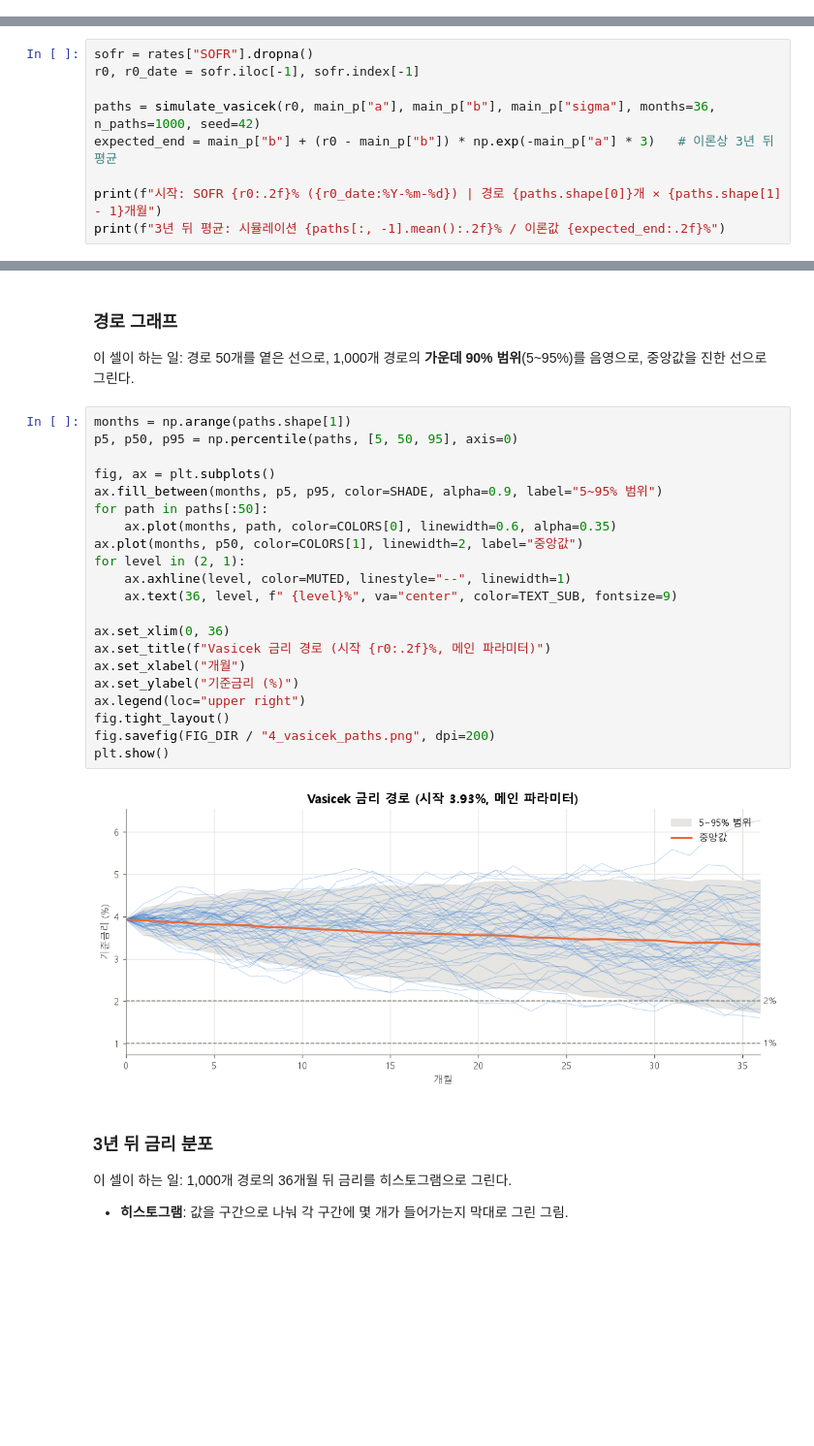
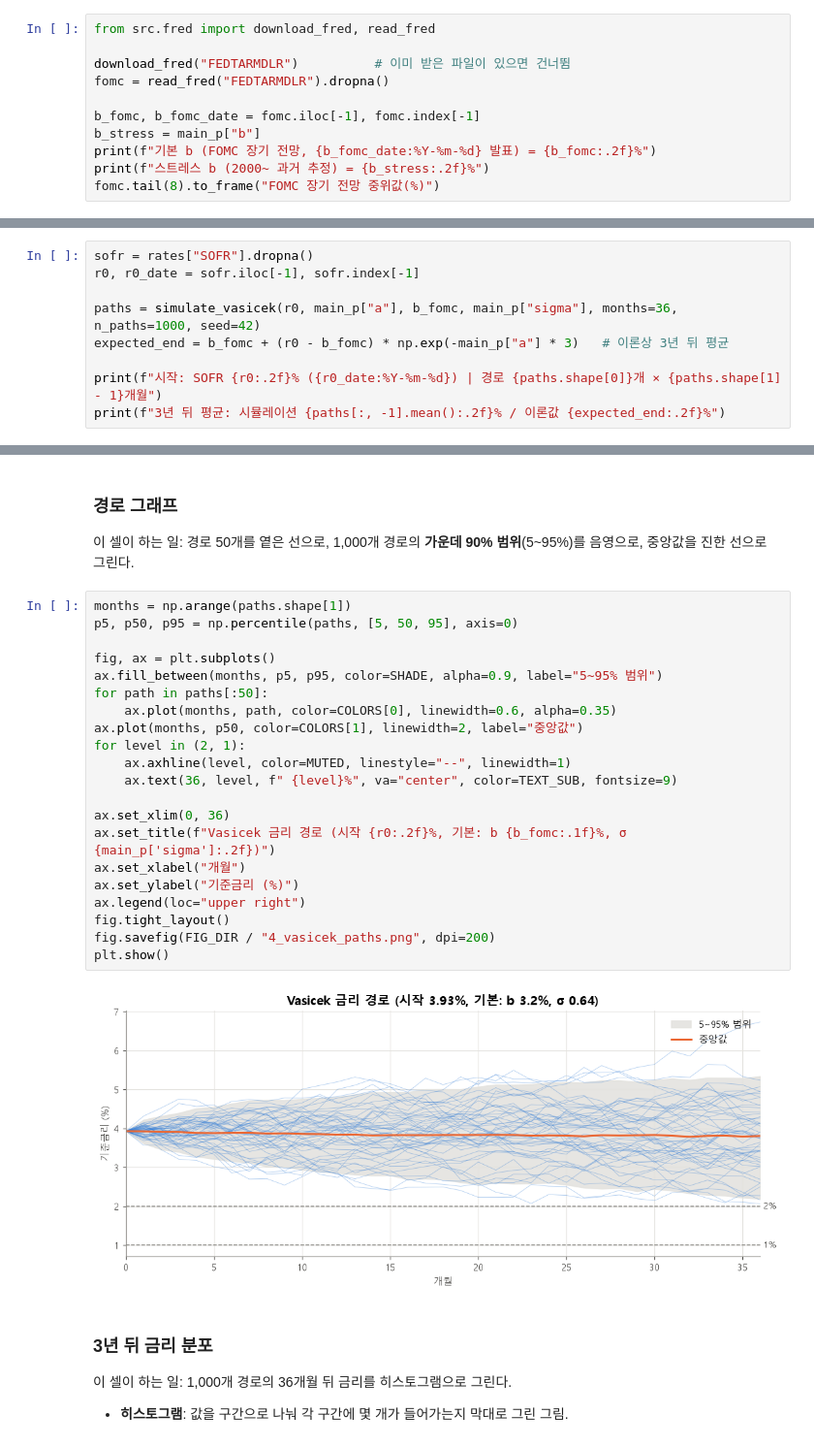
Before and after one commit to Sunnyhan5651/HUBS_Conference, a Jupyter notebook: barkley/stablecoin-floor/notebooks/03_rate_model.ipynb, the cells around one changed output, grey strips where cells are left out. Shown at 97% size. Saved outputs shown, nothing was run; the diff lists cells and outputs as text; blank space fills up the shorter version.

```diff
--- a/barkley/stablecoin-floor/notebooks/03_rate_model.ipynb
+++ b/barkley/stablecoin-floor/notebooks/03_rate_model.ipynb
@@ -163,0 +176,11 @@ pd.DataFrame({
+# %%
+from src.fred import download_fred, read_fred
+
+download_fred("FEDTARMDLR")          # 이미 받은 파일이 있으면 건너뜀
+fomc = read_fred("FEDTARMDLR").dropna()
+
+b_fomc, b_fomc_date = fomc.iloc[-1], fomc.index[-1]
+b_stress = main_p["b"]
+print(f"기본 b (FOMC 장기 전망, {b_fomc_date:%Y-%m-%d} 발표) = {b_fomc:.2f}%")
+print(f"스트레스 b (2000~ 과거 추정) = {b_stress:.2f}%")
+fomc.tail(8).to_frame("FOMC 장기 전망 중위값(%)")
@@ -221,8 +260,8 @@ slope_table
 sofr = rates["SOFR"].dropna()
 r0, r0_date = sofr.iloc[-1], sofr.index[-1]
 
-paths = simulate_vasicek(r0, main_p["a"], main_p["b"], main_p["sigma"], months=36, n_paths=1000, seed=42)
-expected_end = main_p["b"] + (r0 - main_p["b"]) * np.exp(-main_p["a"] * 3)   # 이론상 3년 뒤 평균
+paths = simulate_vasicek(r0, main_p["a"], b_fomc, main_p["sigma"], months=36, n_paths=1000, seed=42)
+expected_end = b_fomc + (r0 - b_fomc) * np.exp(-main_p["a"] * 3)   # 이론상 3년 뒤 평균
 
 print(f"시작: SOFR {r0:.2f}% ({r0_date:%Y-%m-%d}) | 경로 {paths.shape[0]}개 × {paths.shape[1] - 1}개월")
 print(f"3년 뒤 평균: 시뮬레이션 {paths[:, -1].mean():.2f}% / 이론값 {expected_end:.2f}%")
@@ -235,26 +274,26 @@ print(f"3년 뒤 평균: 시뮬레이션 {paths[:, -1].mean():.2f}% / 이론값
 # %%
 months = np.arange(paths.shape[1])
 p5, p50, p95 = np.percentile(paths, [5, 50, 95], axis=0)
 
 fig, ax = plt.subplots()
 ax.fill_between(months, p5, p95, color=SHADE, alpha=0.9, label="5~95% 범위")
 for path in paths[:50]:
     ax.plot(months, path, color=COLORS[0], linewidth=0.6, alpha=0.35)
 ax.plot(months, p50, color=COLORS[1], linewidth=2, label="중앙값")
 for level in (2, 1):
     ax.axhline(level, color=MUTED, linestyle="--", linewidth=1)
     ax.text(36, level, f" {level}%", va="center", color=TEXT_SUB, fontsize=9)
 
 ax.set_xlim(0, 36)
-ax.set_title(f"Vasicek 금리 경로 (시작 {r0:.2f}%, 메인 파라미터)")
+ax.set_title(f"Vasicek 금리 경로 (시작 {r0:.2f}%, 기본: b {b_fomc:.1f}%, σ {main_p['sigma']:.2f})")
 ax.set_xlabel("개월")
 ax.set_ylabel("기준금리 (%)")
 ax.legend(loc="upper right")
 fig.tight_layout()
 fig.savefig(FIG_DIR / "4_vasicek_paths.png", dpi=200)
 plt.show()
 # %% [output]
-[figure, old version]
+[figure, new version]
 # %% [markdown]
 ### 3년 뒤 금리 분포
 이 셀이 하는 일: 1,000개 경로의 36개월 뒤 금리를 히스토그램으로 그린다.
```
Also changed, not shown: parts of 16 cells of this notebook, 56 other files.
